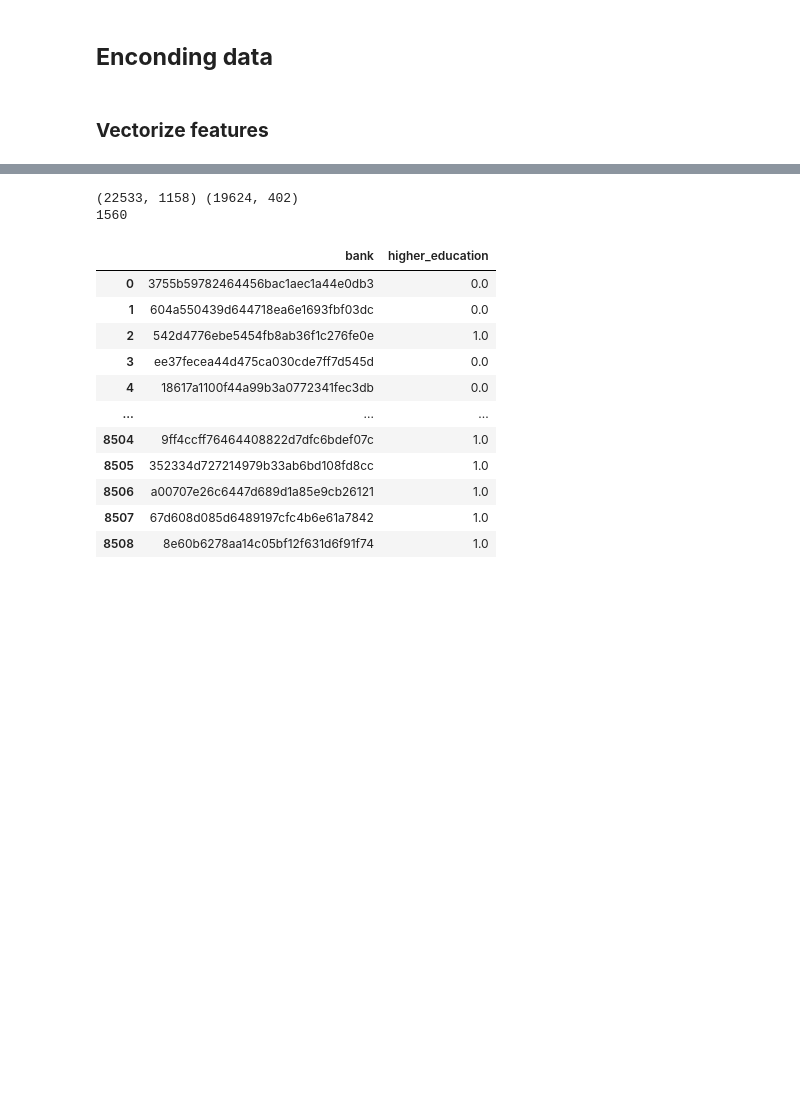
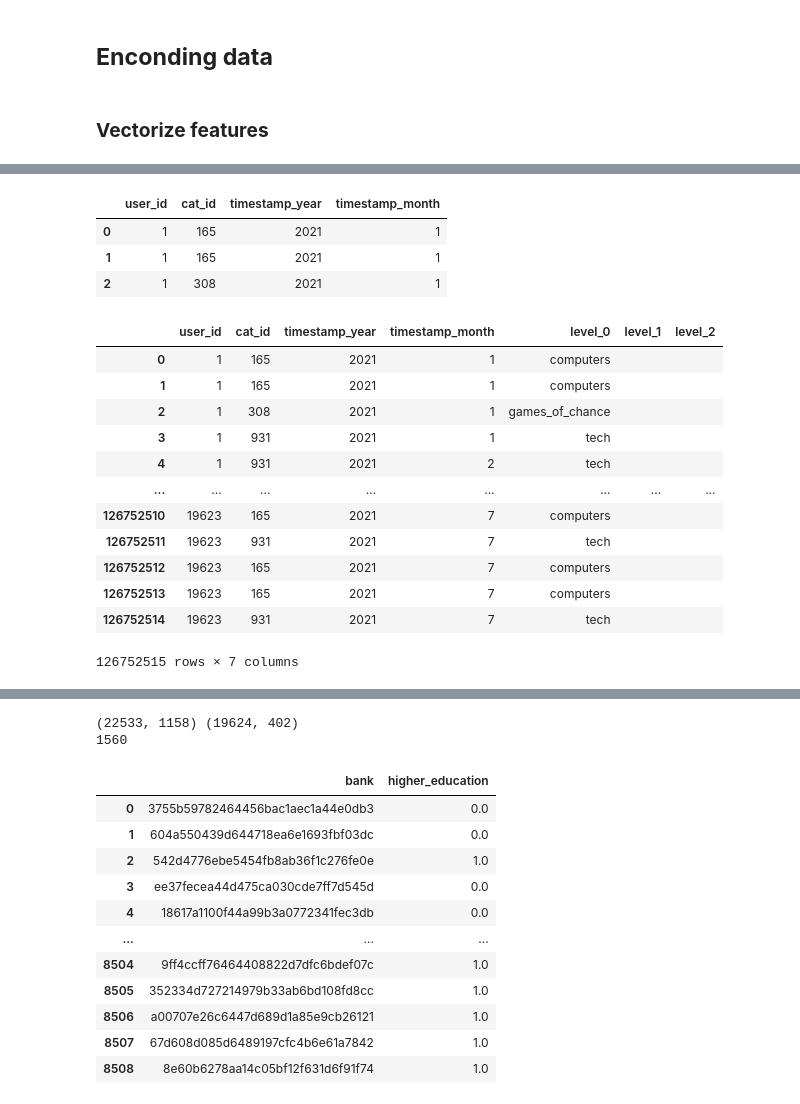
Before and after one commit to nikonovone/Data-Science, a Jupyter notebook: Competitions/Data Fusion Contest 2022. Educational/Data_Fusion_Contest_2022_Educational.ipynb, the cells around one changed output, grey strips where cells are left out. Cells and saved outputs as stored; diff of their text form; code cells hidden in the pictures; blank space fills up the shorter version.

```diff
--- a/Competitions/Data Fusion Contest 2022. Educational/Data_Fusion_Contest_2022_Educational.ipynb
+++ b/Competitions/Data Fusion Contest 2022. Educational/Data_Fusion_Contest_2022_Educational.ipynb
@@ -403,0 +527,7 @@ bankclient_embed.to_csv('Data/bankclient_embed.csv')
+# %%
+clickstream.head(3)
+# %% [output]
+|  | user_id | cat_id | timestamp_year | timestamp_month |
+| 0 | 1 | 165 | 2021 | 1 |
+| 1 | 1 | 165 | 2021 | 1 |
+| 2 | 1 | 308 | 2021 | 1 |
@@ -403,0 +536,16 @@ bankclient_embed.to_csv('Data/bankclient_embed.csv')
+# %%
+clickstream.merge(click_categories, how = 'left', left_on='cat_id', right_on='cat_id')
+# %% [output]
+|  | user_id | cat_id | timestamp_year | timestamp_month | level_0 | level_1 | level_2 |
+| 0 | 1 | 165 | 2021 | 1 | computers |  |  |
+| 1 | 1 | 165 | 2021 | 1 | computers |  |  |
+| 2 | 1 | 308 | 2021 | 1 | games_of_chance |  |  |
+| 3 | 1 | 931 | 2021 | 1 | tech |  |  |
+| 4 | 1 | 931 | 2021 | 2 | tech |  |  |
+| ... | ... | ... | ... | ... | ... | ... | ... |
+| 126752510 | 19623 | 165 | 2021 | 7 | computers |  |  |
+| 126752511 | 19623 | 931 | 2021 | 7 | tech |  |  |
+| 126752512 | 19623 | 165 | 2021 | 7 | computers |  |  |
+| 126752513 | 19623 | 165 | 2021 | 7 | computers |  |  |
+| 126752514 | 19623 | 931 | 2021 | 7 | tech |  |  |
+126752515 rows × 7 columns
```
Also changed, not shown: parts of 37 cells of this notebook.
